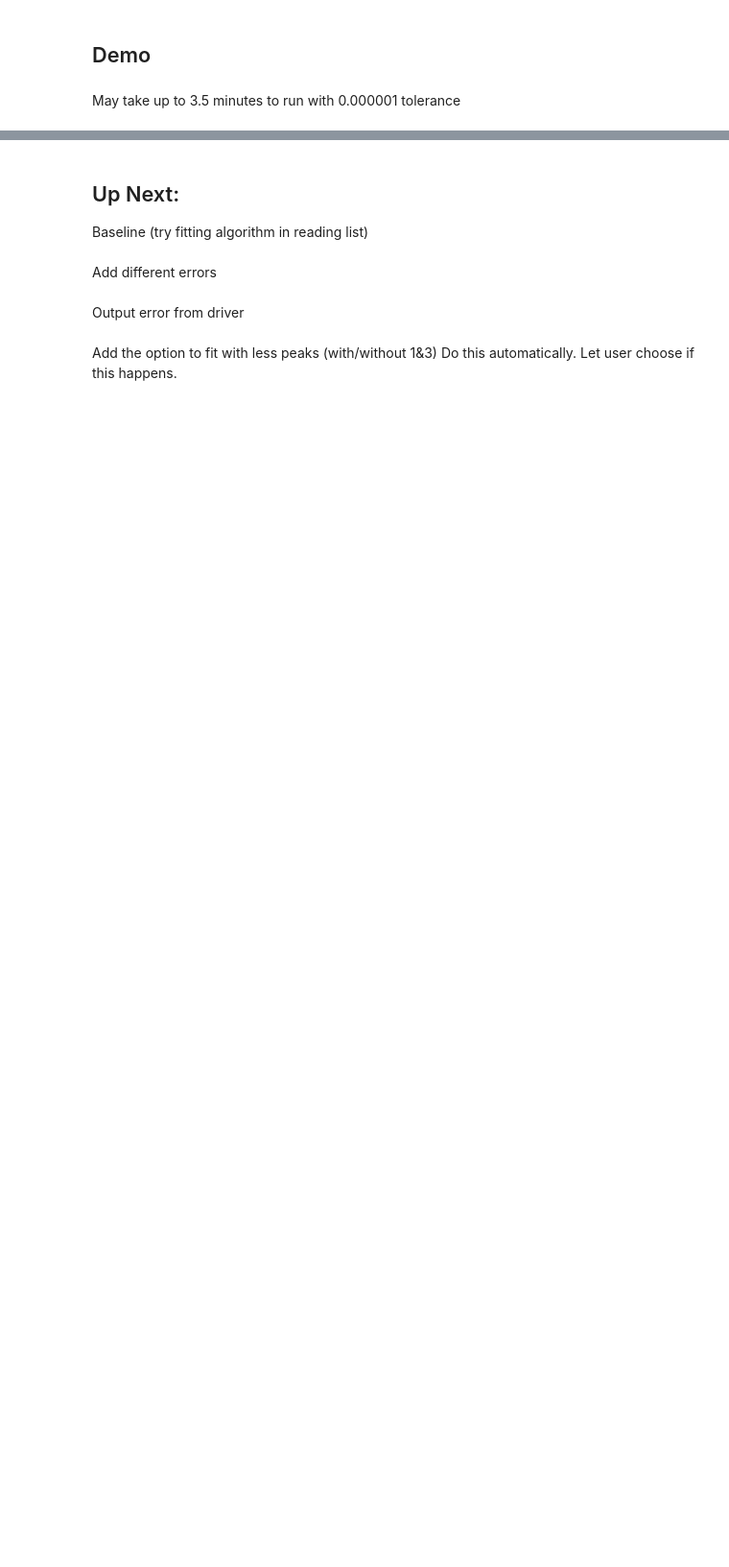
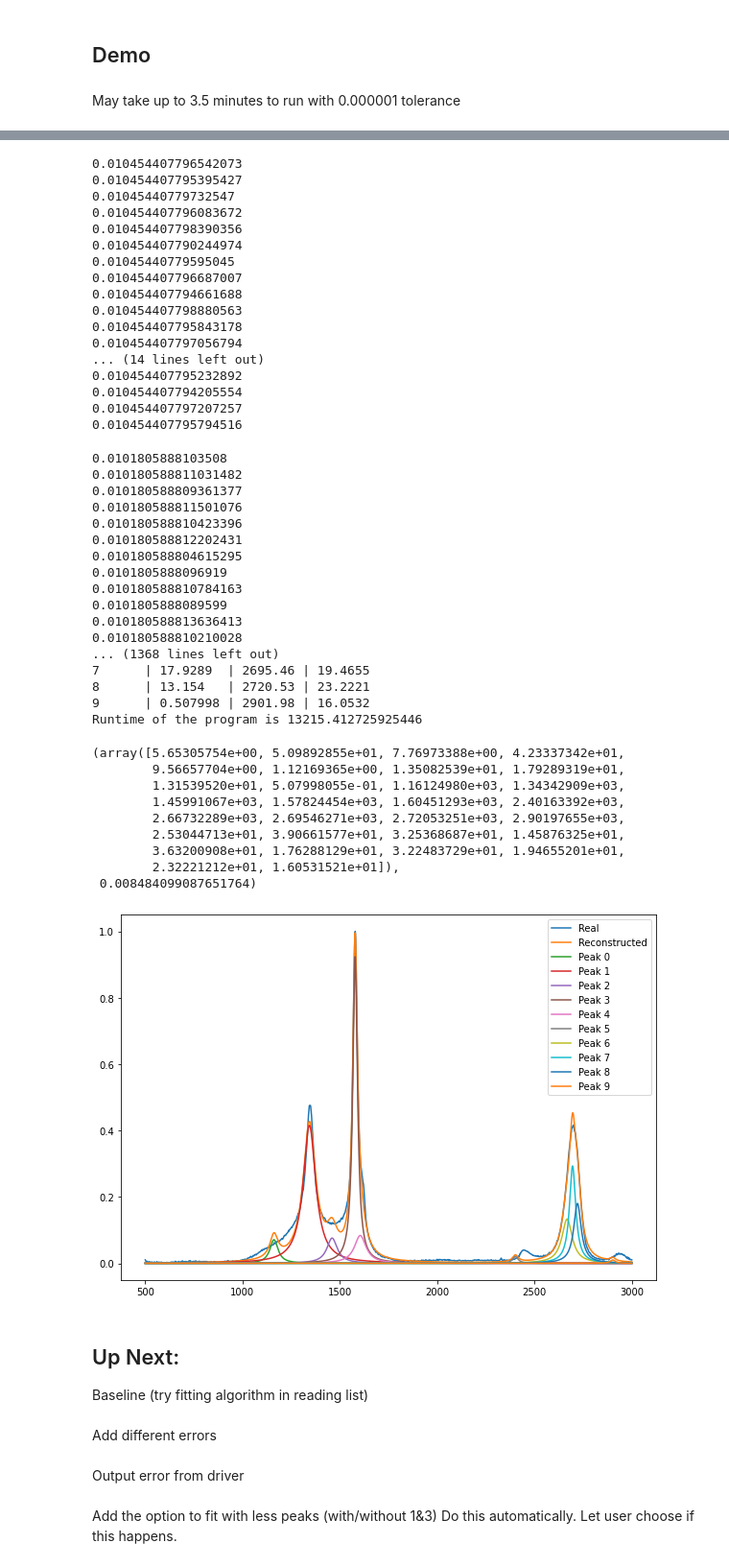
Before and after one commit to dvconricode/SALT, a Jupyter notebook: Spectra Fit .ipynb, the cells around one changed output, grey strips where cells are left out. Shown at 96% size. Cells and saved outputs as stored; diff of their text form; code cells hidden in the pictures; blank space fills up the shorter version.

```diff
--- a/Spectra Fit .ipynb
+++ b/Spectra Fit .ipynb
@@ -20,7 +20,7 @@ import time
 `Peak_Interval_List.csv` and `Ig110postbakemap9476.CSV` from
 Graphite Raman Mapping (Project 31) on Box.
 # %%
-peak_intervals = Table().read_table("Peak_Interval_List.csv")
+peak_intervals = Table().read_table("new_peak_list.csv")
 sample_spectrum = Table().read_table("JQ2a2_16.csv")
 plots.plot(sample_spectrum.column("x"), sample_spectrum.column("y"))
 sample_spectrum
@@ -70,20 +73,21 @@ Link: https://stackoverflow.com/questions/20075714/scipy-minimize-with-constrain
 `window_len`: length of savitsky-golay filter window <br>
 `polyorder`: order of polynomial to fit samples in savitsky-golay
 # %%
-def fit_spectrum(spectrum, num_peaks, baseline, peak_type, error_type, tolerance, num_iterations, window_len, polyorder):
+def fit_spectrum(spectrum, num_peaks, baseline_deg, baseline_tol, peak_type, error_type, tolerance, num_iterations, window_len, polyorder):
     start_time = time.time()
-    # Restrict data x to 500-3500
-    restricted_spectrum = spectrum.where("x", are.between_or_equal_to(500, min(3500, max(spectrum.column("x")))))
+    # Restrict data x to 500-3000
+    restricted_spectrum = spectrum.where("x", are.between_or_equal_to(500, min(3000, max(spectrum.column("x")))))
     # Smooth signal with Savitsky-Golay filter
     smoothed_y = scipy.signal.savgol_filter(restricted_spectrum.column("y"), window_len, polyorder)
     smoothed_spectrum = Table().with_columns("x", restricted_spectrum.column("x"), "y", smoothed_y)
     # Remove baseline
-    spectrum_baseline_removed = remove_baseline(smoothed_spectrum, baseline)
+    spectrum_baseline_removed = remove_baseline(smoothed_spectrum, baseline_deg, baseline_tol)
     # Normalize spectrum
     normalized_y = ((spectrum_baseline_removed.column("y") - min(spectrum_baseline_removed.column("y")))
                     / (max(spectrum_baseline_removed.column("y")) - min(spectrum_baseline_removed.column("y"))))
     normalized_spectrum = Table().with_columns("x", spectrum_baseline_removed.column("x"), "y", normalized_y)
     # Identify peaks
+    # check peak interval - edit num_peaks
     detected_peaks = detect_peaks(normalized_spectrum, num_peaks)
     # Reconstruct spectra
     peaks = create_peaks(peak_type, detected_peaks)
@@ -108,7 +112,7 @@ def fit_spectrum(spectrum, num_peaks, baseline, peak_type, error_type, tolerance
             e = RMSPE(normalized_spectrum.column("y"), reconstructed)
         else:
             raise Exception("Error type not supported")
-        #print(e)
+        print(e)
         return e
 
     # change this from numpy appending to normal python list operations
@@ -125,12 +129,14 @@ def fit_spectrum(spectrum, num_peaks, baseline, peak_type, error_type, tolerance
     # ensure center of peak 9 > peak 8
     cons1 = {"type": "ineq", "fun": lambda arr: arr[num_peaks + 8] - arr[num_peaks + 7]}
     # upper bound for peak 7 : peak 9 (amplitude)
-    cons2 = {"type": "ineq", "fun": lambda arr: arr[6] / arr[9] - 0.45}
+    cons2 = {"type": "ineq", "fun": lambda arr: arr[6] / arr[8] - 0.45}
     # lower bound for peak 7 : peak 9 (amplitude)
-    cons3 = {"type": "ineq", "fun": lambda arr: -(arr[6] / arr[9]) + 0.55}
+    cons3 = {"type": "ineq", "fun": lambda arr: -(arr[6] / arr[8]) + 0.55}
+    constraints = [cons1, cons2, cons3]
+    constraints_test = [cons1]
 
     result = scipy.optimize.minimize(error, initial_guess, bounds=bounds, tol=tolerance,
-                                     options={"maxiter": num_iterations}, constraints=constraints).x
+                                     options={"maxiter": num_iterations}, constraints=constraints_test).x
     final_error = error(result)
 
     # plot result
@@ -240,5 +296,5 @@ def RMSPE(y_true, y_pred):
 # %% [markdown]
 May take up to 3.5 minutes to run with 0.000001 tolerance
 # %%
-fit_spectrum(sample_spectrum, 11, "linear", "lorentz", "MAE", 0.000001, 1000, 15, 2)
+fit_spectrum(sample_spectrum, 10, "linear", "lorentz", "MAE", 0.0000001, 1000, 15, 2)
 # %% [output]
@@ -262,3 +354,47 @@ Peak # | amp  | cen  | wid
+0.010454407796542073
+0.010454407795395427
+0.01045440779732547
+0.010454407796083672
+0.010454407798390356
+0.010454407790244974
+0.01045440779595045
+0.010454407796687007
+0.010454407794661688
+0.010454407798880563
+0.010454407795843178
+0.010454407797056794
+... (14 lines left out)
+0.010454407795232892
+0.010454407794205554
+0.010454407797207257
+0.010454407795794516
+0.0101805888103508
+0.010180588811031482
+0.010180588809361377
+0.010180588811501076
+0.010180588810423396
+0.010180588812202431
+0.010180588804615295
+0.0101805888096919
+0.010180588810784163
+0.0101805888089599
+0.010180588813636413
+0.010180588810210028
+... (1368 lines left out)
+7      | 17.9289  | 2695.46 | 19.4655
+8      | 13.154   | 2720.53 | 23.2221
+9      | 0.507998 | 2901.98 | 16.0532
+Runtime of the program is 13215.412725925446
+(array([5.65305754e+00, 5.09892855e+01, 7.76973388e+00, 4.23337342e+01,
+        9.56657704e+00, 1.12169365e+00, 1.35082539e+01, 1.79289319e+01,
+        1.31539520e+01, 5.07998055e-01, 1.16124980e+03, 1.34342909e+03,
+        1.45991067e+03, 1.57824454e+03, 1.60451293e+03, 2.40163392e+03,
+        2.66732289e+03, 2.69546271e+03, 2.72053251e+03, 2.90197655e+03,
+        2.53044713e+01, 3.90661577e+01, 3.25368687e+01, 1.45876325e+01,
+        3.63200908e+01, 1.76288129e+01, 3.22483729e+01, 1.94655201e+01,
+        2.32221212e+01, 1.60531521e+01]),
+ 0.008484099087651764)
+[figure, added]
 # %% [markdown]
 ## Up Next:
 Baseline (try fitting algorithm in reading list) <br>
```
Also changed, not shown: parts of 12 cells of this notebook, 1 other file.
